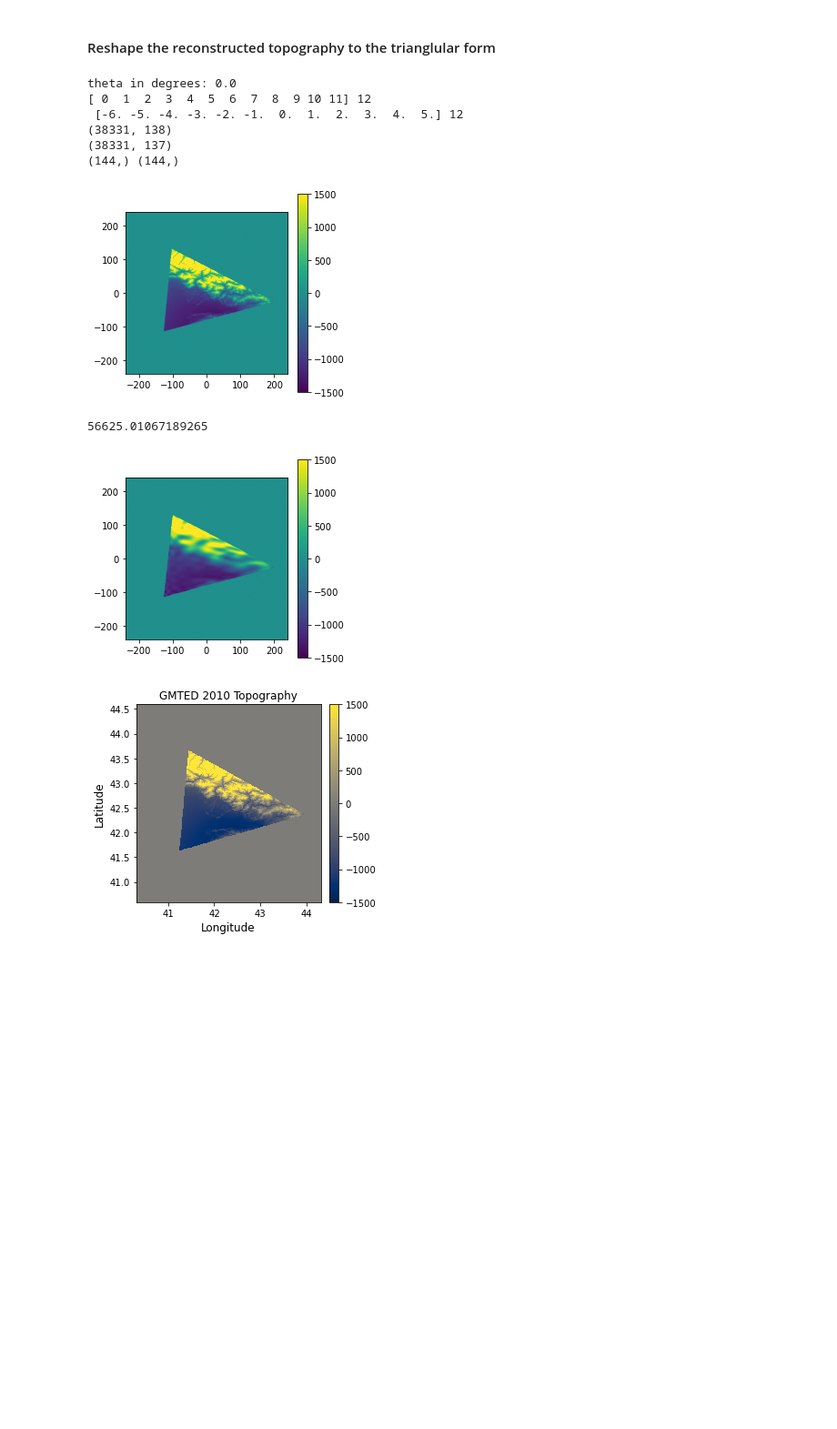
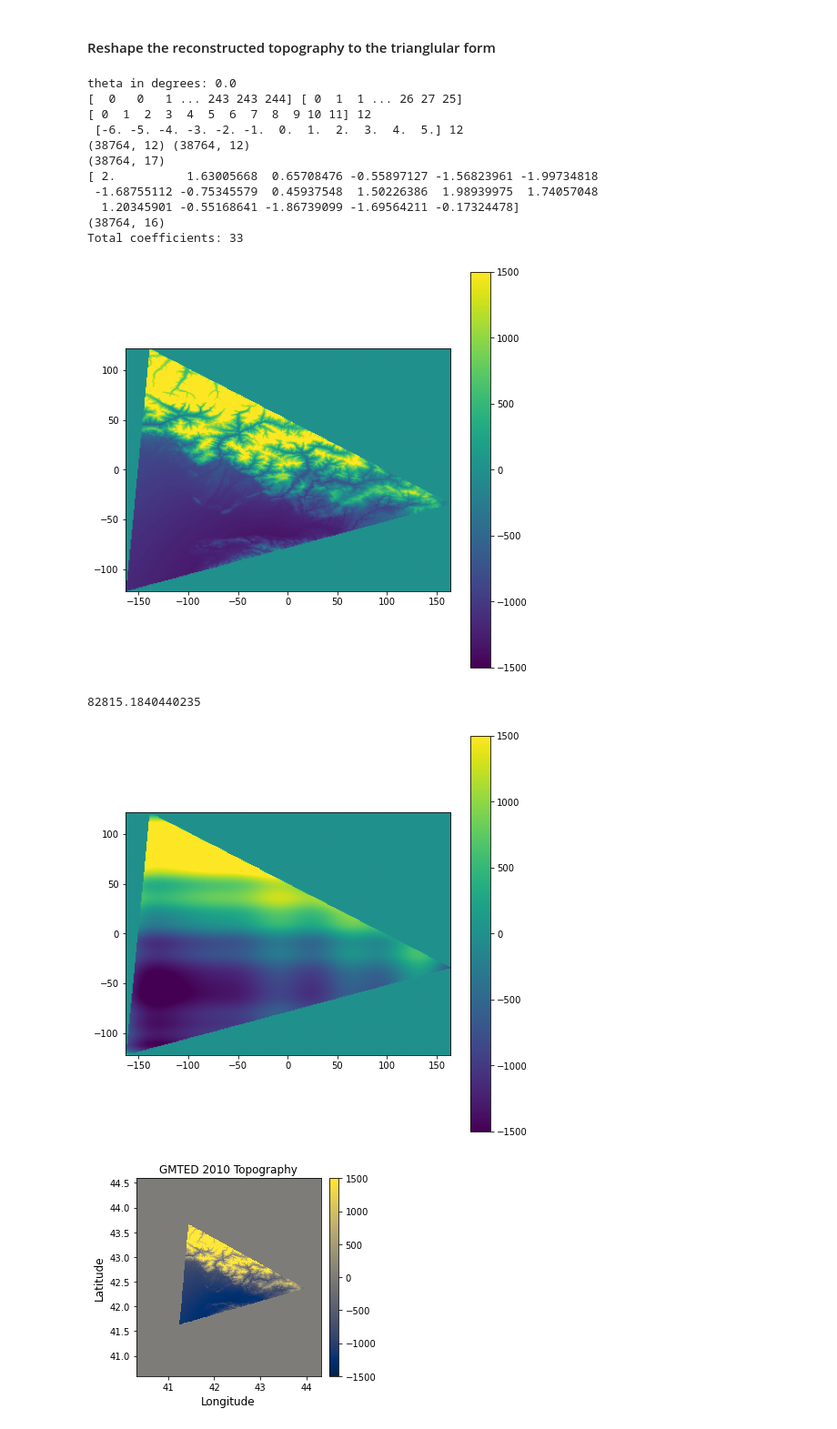
Before and after one commit to ray-chew/CSAM-Fortran, a Jupyter notebook: notebooks/spectrumSGS_ICONgrid_test.ipynb, the cells around one changed output. Shown at 91% size. Drawn from its saved outputs; the diff is of its cells as text; code cells hidden in the pictures; blank space fills up the shorter version.

```diff
--- a/notebooks/spectrumSGS_ICONgrid_test.ipynb
+++ b/notebooks/spectrumSGS_ICONgrid_test.ipynb
@@ -63,6 +123,11 @@ lon_ref = 42
 # lat_ref, lon_ref = 46,8 # Firehorn, Switzerland
 vid = pickCell(lat_ref,lon_ref,clat,clon) # pick a vertex
 print('Vertex ID:',vid)
+vid = 3584
+vid = 3186
+vid = 0
+vid = 440
+# vid = 3247
 
 #---- get the data for the picked cell
 datfile = '../data/GMTED2010_topoGlobal_SGS_30ArcSec.nc'
@@ -71,10 +136,11 @@ var = {'name':'topo','units':'m'}
 lon_centre = clon[vid]    # in degrees
 lat_centre = clat[vid]    # in degrees
 #---- set the periphery of the coarse grid around the centre
-lon_width = 4  # in degrees
-lat_width = 4  # in degrees
-#---- get the topography around the cell picked
-%time lon,lat,z = fetch_data(datfile,var,lon_centre,lat_centre,lon_width,lat_width)
+lon_width = 240  # in degrees
+lat_width = 8  # in degrees
+# #---- get the topography around the cell picked
+# %time lon,lat,z = fetch_data(datfile,var,lon_centre,lat_centre,lon_width,lat_width)
+%time lon,lat,z = fetch_data_vw(datfile,var,lon_centre,lat_centre,clon_vertices[vid,:],clat_vertices[vid,:])
 # %% [output]
 index =  [440]
 dist =  [0.71705466]
@@ -732,11 +820,14 @@ z_transformed, inout_rot, lat_rot, lon_rot = rotate_topo(x_v1, x_v2, y_v1, y_v2,
 Ncells_in_triangle = np.sum(inout_rot)
 I, J, lat_cell, lon_cell, z_cell = get_IJ(lat_rot, lon_rot, z_masked)
 
-Ncos, Nsin = full_f_coeffs(lat_cell, lon_cell, I, J)
-recons_z, fourier_coeffs = get_recon(Ncos, Nsin, z_cell)
+print(I, J)
 
-# Ncos, Nsin = axial_f_coeffs(lat_cell, lon_cell, I, J, alpha=0.0)
-# recons_z, fourier_coeffs = get_recon(Ncos, Nsin, z_cell, typ='axial')
+# Ncos, Nsin = full_f_coeffs(lat_cell, lon_cell, I, J)
+# recons_z, fourier_coeffs = get_recon(Ncos, Nsin, z_cell)
+# print(fourier_coeffs)
+
+Ncos, Nsin = axial_f_coeffs(lat_cell, lon_cell, I, J, alpha=0.0)
+recons_z, fourier_coeffs = get_recon(Ncos, Nsin, z_cell, typ='axial')
 
 recons_z_2D = recon_2D(recons_z, z_masked, inout_rot)
 # mtheta = None if theta is None else -theta
@@ -747,6 +838,8 @@ recons_z_2D = recon_2D(recons_z, z_masked, inout_rot)
 # print(np.linalg.norm(recons_z_rot - z_orig))
 
 lon_mgrid, lat_mgrid = np.meshgrid(lon,lat)
+
+fs = (8,8)
 
 plt.figure(figsize=fs)
 plt.imshow(z_masked, extent=[-z_masked.shape[1]/2., z_masked.shape[1]/2., -z_masked.shape[0]/2., z_masked.shape[0]/2. ], origin='lower', vmax=vmax, vmin=vmin)
@@ -761,6 +854,7 @@ plt.show()
 # plt.figure(figsize=fs)
 # plt.imshow(lat_rot, extent=[-z_masked.shape[1]/2., z_masked.shape[1]/2., -z_masked.shape[0]/2., z_masked.shape[0]/2. ], origin='lower')
 # plt.colorbar()
+
 # plt.show()
 
 # plt.figure(figsize=fs)
@@ -770,36 +864,41 @@ plt.show()
 
 # plt.figure(figsize=fs)
 # plt.imshow(recons_z_2D, extent=[-z_masked.shape[1]/2., z_masked.shape[1]/2., -z_masked.shape[0]/2., z_masked.shape[0]/2. ], origin='lower', vmax=vmax, vmin=vmin)
 # plt.colorbar()
 # plt.show()
 
 # plt.figure(figsize=fs)
 # plt.imshow(z_orig, extent=[-z_masked.shape[1]/2., z_masked.shape[1]/2., -z_masked.shape[0]/2., z_masked.shape[0]/2. ], origin='lower', vmax=vmax, vmin=vmin)
 # plt.colorbar()
 # plt.show()
 # plt.figure(figsize=fs)
 # plt.imshow(recons_z_rot, extent=[-z_masked.shape[1]/2., z_masked.shape[1]/2., -z_masked.shape[0]/2., z_masked.shape[0]/2. ], origin='lower', vmax=vmax, vmin=vmin)
 # plt.colorbar()
 # plt.show()
 plt.figure(figsize=fs)
 plt.imshow(recons_z_2D, extent=[-z_masked.shape[1]/2., z_masked.shape[1]/2., -z_masked.shape[0]/2., z_masked.shape[0]/2. ], origin='lower', vmax=vmax, vmin=vmin)
 plt.colorbar()
 
 # scale = 30.0
 # plt.plot([x_v1*-scale*2, x_v1*scale*2],
 #          [y_v1*-scale*2, y_v1*scale*2], color='red')
 # plt.plot([x_v2*-scale, x_v2*scale],
 #          [y_v2*-scale, y_v2*scale], color='blue')
 # plt.show()
 
 print(np.linalg.norm(recons_z_2D - z_masked))
 # %% [output]
 theta in degrees: 0.0
+[  0   0   1 ... 243 243 244] [ 0  1  1 ... 26 27 25]
 [ 0  1  2  3  4  5  6  7  8  9 10 11] 12
  [-6. -5. -4. -3. -2. -1.  0.  1.  2.  3.  4.  5.] 12
-(38331, 138)
-(38331, 137)
-(144,) (144,)
+(38764, 12) (38764, 12)
+(38764, 17)
+[ 2.          1.63005668  0.65708476 -0.55897127 -1.56823961 -1.99734818
+ -1.68755112 -0.75345579  0.45937548  1.50226386  1.98939975  1.74057048
+  1.20345901 -0.55168641 -1.86739099 -1.69564211 -0.17324478]
+(38764, 16)
+Total coefficients: 33
-[figure, old version]
+[figure, new version]
-56625.01067189265
+82815.1840440235
-[figure, old version]
+[figure, new version]
```
Also changed, not shown: parts of 13 cells of this notebook, 2 other files.
